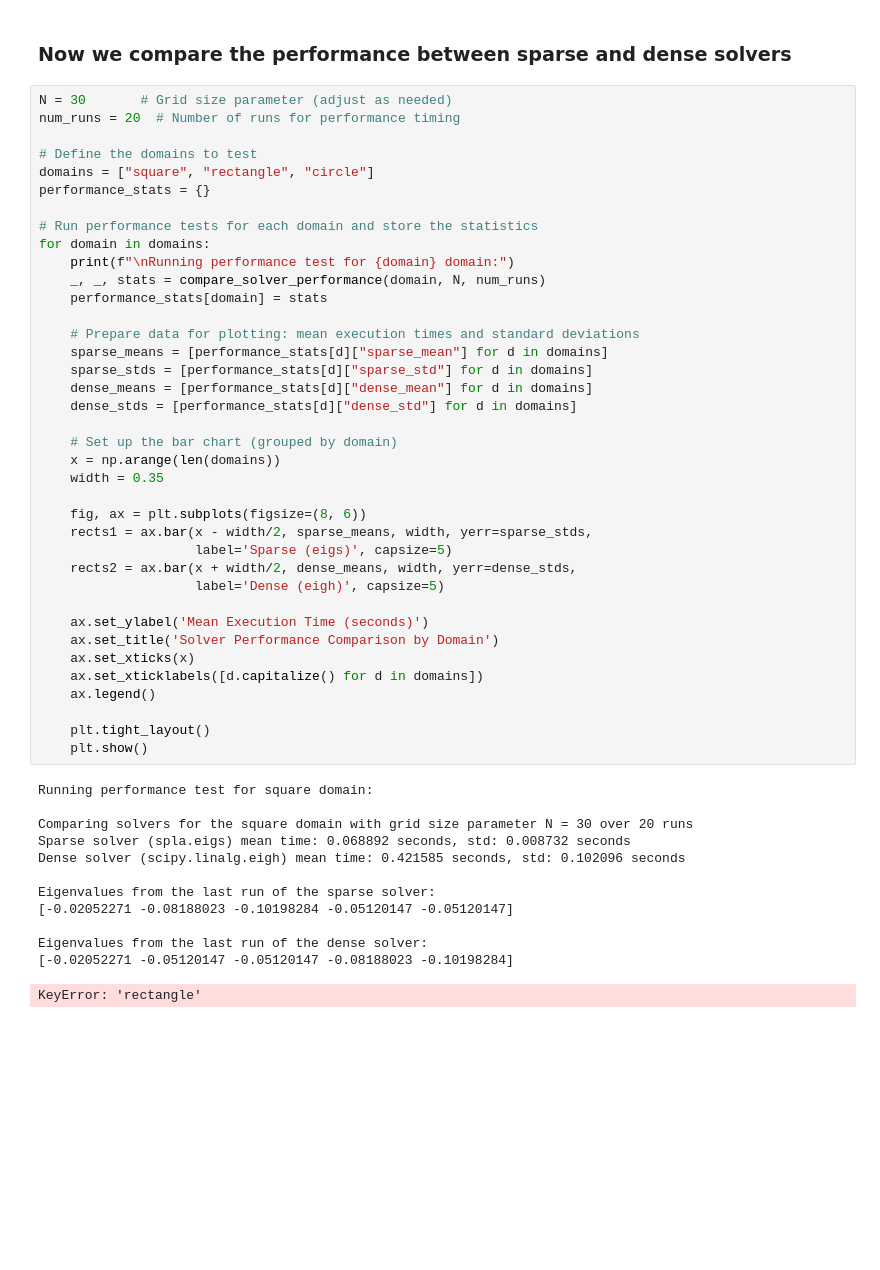
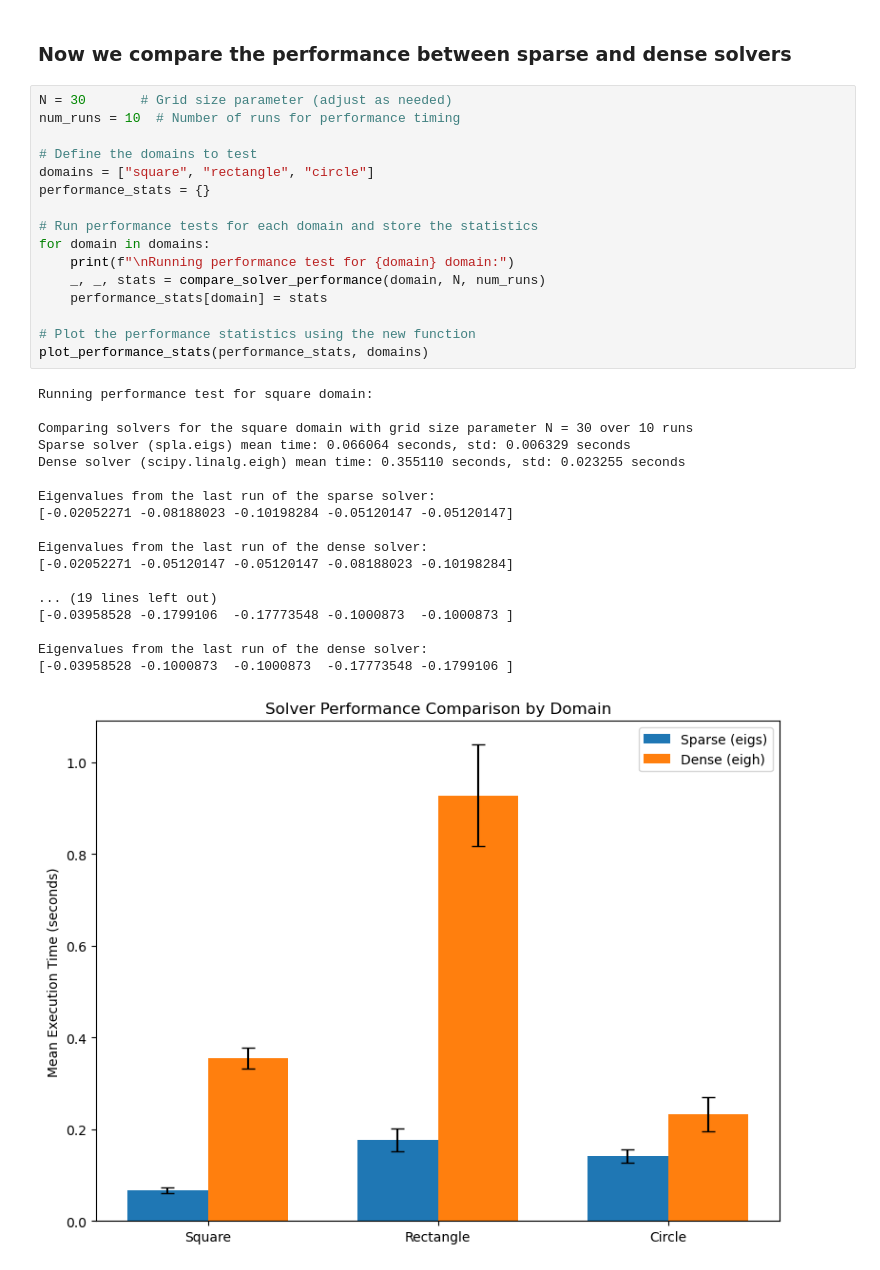
Before and after one commit to marv50/Scientific-Computing-Set-3, a Jupyter notebook: notebook.ipynb, the cells around one changed output. Saved outputs shown, nothing was run; the diff lists cells and outputs as text; blank space fills up the shorter version.

Commit message:
Some progress on plotting results for 3.1. Almost complete.

```diff
--- a/notebook.ipynb
+++ b/notebook.ipynb
@@ -32,52 +32,36 @@ for domain in domains:
 ### Now we compare the performance between sparse and dense solvers
 # %%
 N = 30       # Grid size parameter (adjust as needed)
-num_runs = 20  # Number of runs for performance timing
+num_runs = 10  # Number of runs for performance timing
 
 # Define the domains to test
 domains = ["square", "rectangle", "circle"]
 performance_stats = {}
 
 # Run performance tests for each domain and store the statistics
 for domain in domains:
     print(f"\nRunning performance test for {domain} domain:")
     _, _, stats = compare_solver_performance(domain, N, num_runs)
     performance_stats[domain] = stats
 
-    # Prepare data for plotting: mean execution times and standard deviations
-    sparse_means = [performance_stats[d]["sparse_mean"] for d in domains]
-    sparse_stds = [performance_stats[d]["sparse_std"] for d in domains]
-    dense_means = [performance_stats[d]["dense_mean"] for d in domains]
-    dense_stds = [performance_stats[d]["dense_std"] for d in domains]
-
-    # Set up the bar chart (grouped by domain)
-    x = np.arange(len(domains))
-    width = 0.35
-
-    fig, ax = plt.subplots(figsize=(8, 6))
-    rects1 = ax.bar(x - width/2, sparse_means, width, yerr=sparse_stds,
-                    label='Sparse (eigs)', capsize=5)
-    rects2 = ax.bar(x + width/2, dense_means, width, yerr=dense_stds,
-                    label='Dense (eigh)', capsize=5)
-
-    ax.set_ylabel('Mean Execution Time (seconds)')
-    ax.set_title('Solver Performance Comparison by Domain')
-    ax.set_xticks(x)
-    ax.set_xticklabels([d.capitalize() for d in domains])
-    ax.legend()
-
-    plt.tight_layout()
-    plt.show()
+# Plot the performance statistics using the new function
+plot_performance_stats(performance_stats, domains)
 # %% [output]
 Running performance test for square domain:
 
-Comparing solvers for the square domain with grid size parameter N = 30 over 20 runs
-Sparse solver (spla.eigs) mean time: 0.068892 seconds, std: 0.008732 seconds
-Dense solver (scipy.linalg.eigh) mean time: 0.421585 seconds, std: 0.102096 seconds
+Comparing solvers for the square domain with grid size parameter N = 30 over 10 runs
+Sparse solver (spla.eigs) mean time: 0.066064 seconds, std: 0.006329 seconds
+Dense solver (scipy.linalg.eigh) mean time: 0.355110 seconds, std: 0.023255 seconds
 
 Eigenvalues from the last run of the sparse solver:
 [-0.02052271 -0.08188023 -0.10198284 -0.05120147 -0.05120147]
 
 Eigenvalues from the last run of the dense solver:
 [-0.02052271 -0.05120147 -0.05120147 -0.08188023 -0.10198284]
+
+... (19 lines left out)
+[-0.03958528 -0.1799106  -0.17773548 -0.1000873  -0.1000873 ]
+
+Eigenvalues from the last run of the dense solver:
+[-0.03958528 -0.1000873  -0.1000873  -0.17773548 -0.1799106 ]
-KeyError: 'rectangle'
+[figure, added]
```
Also changed, not shown: parts of 1 cell of this notebook, 1 other file.
